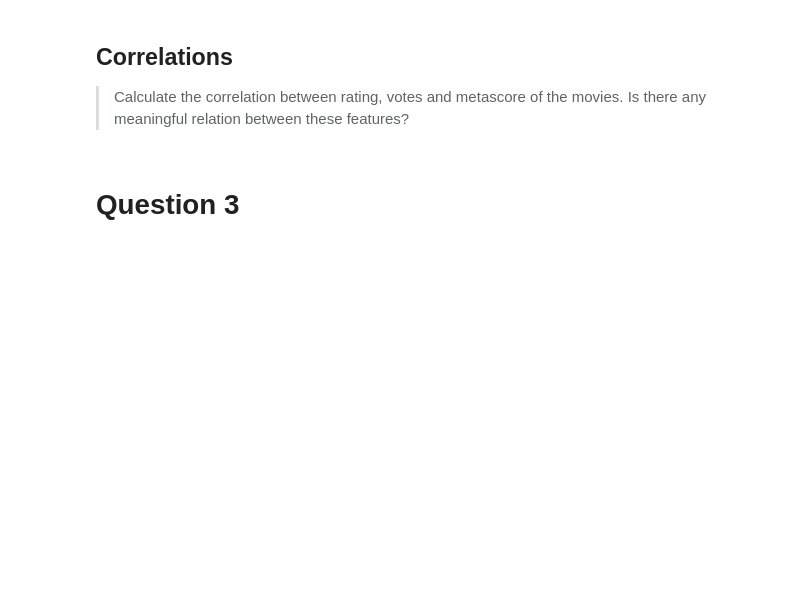
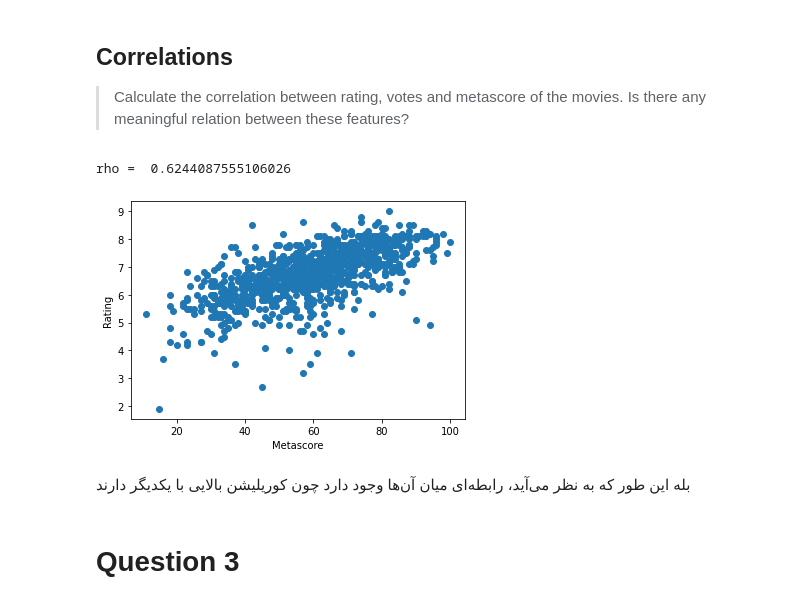
Before and after one commit to shahryar-karimi/python_start, a Jupyter notebook: IML_CWH1_Q2.ipynb, the cells around one changed output. Drawn from its saved outputs; the diff is of its cells as text; code cells hidden in the pictures; blank space fills up the shorter version.

```diff
--- a/IML_CWH1_Q2.ipynb
+++ b/IML_CWH1_Q2.ipynb
@@ -193,3 +211,22 @@ Is there any meaningful relation between these features?
+# %%
+### START CODE HERE ###
+x = df['Metascore']
+x1 = (x - x.mean()) / x.std()
+y = df['Rating']
+y1 = (y - y.mean()) / y.std()
+z = np.multiply(x1, y1)
+r = z.mean()
+print("rho = ", r)
+plt.xlabel('Metascore')
+plt.ylabel('Rating')
+plt.scatter(x,y)
+plt.show()
+### END CODE HERE ###
+# %% [output]
+rho =  0.6244087555106026
+[figure, added]
+# %% [markdown]
+بله این طور که به نظر می‌آید، رابطه‌ای میان آن‌ها وجود دارد چون کوریلیشن بالایی با یکدیگر دارند
 # %% [markdown]
 # Question 3
 # %% [markdown]
```
Also changed, not shown: parts of 12 cells of this notebook.
